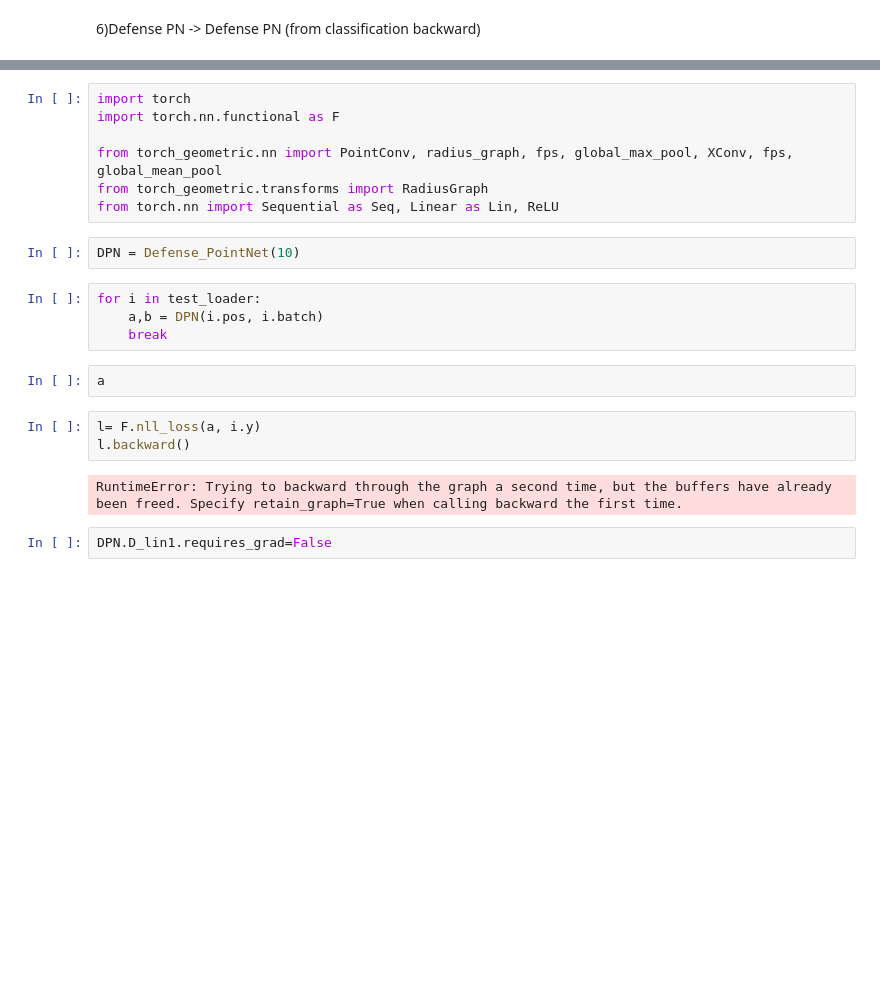
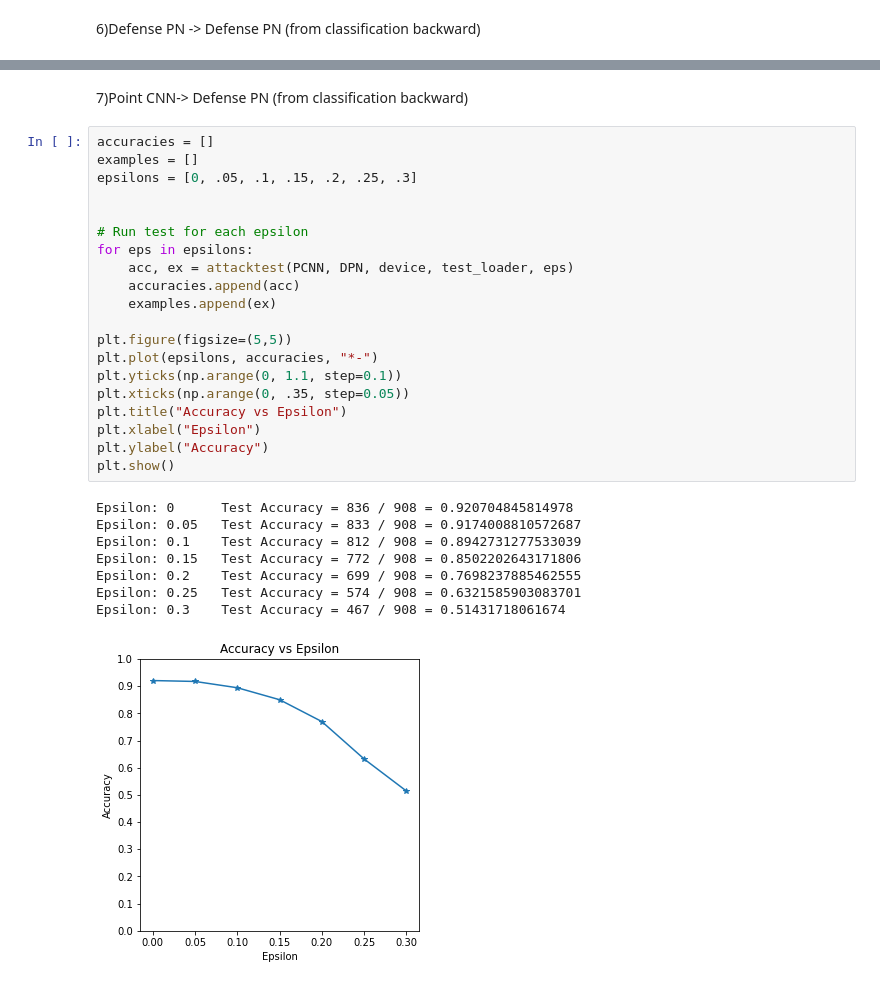
Before and after one commit to LSanghyeok/Term-Adversarial-on-point-cloud, a Jupyter notebook: Adversarial.ipynb, the cells around one changed output, grey strips where cells are left out. Drawn from its saved outputs; the diff is of its cells as text; blank space fills up the shorter version.

```diff
--- a/Adversarial.ipynb
+++ b/Adversarial.ipynb
@@ -247,22 +249,31 @@ Epsilon: 0.3    Test Accuracy = 300 / 908 = 0.3303964757709251
-# %%
-import torch
-import torch.nn.functional as F
-
-from torch_geometric.nn import PointConv, radius_graph, fps, global_max_pool, XConv, fps, global_mean_pool
-from torch_geometric.transforms import RadiusGraph
-from torch.nn import Sequential as Seq, Linear as Lin, ReLU
-# %%
-DPN = Defense_PointNet(10)
-# %%
-for i in test_loader:
-    a,b = DPN(i.pos, i.batch)
-    break
-# %%
-a
-# %%
-l= F.nll_loss(a, i.y)
-l.backward()
-# %% [output]
-RuntimeError: Trying to backward through the graph a second time, but the buffers have already been freed. Specify retain_graph=True when calling backward the first time.
-# %%
-DPN.D_lin1.requires_grad=False
+# %% [markdown]
+7)Point CNN-> Defense PN (from classification backward)
+# %%
+accuracies = []
+examples = []
+epsilons = [0, .05, .1, .15, .2, .25, .3]
+
+
+# Run test for each epsilon
+for eps in epsilons:
+    acc, ex = attacktest(PCNN, DPN, device, test_loader, eps)
+    accuracies.append(acc)
+    examples.append(ex)
+
+plt.figure(figsize=(5,5))
+plt.plot(epsilons, accuracies, "*-")
+plt.yticks(np.arange(0, 1.1, step=0.1))
+plt.xticks(np.arange(0, .35, step=0.05))
+plt.title("Accuracy vs Epsilon")
+plt.xlabel("Epsilon")
+plt.ylabel("Accuracy")
+plt.show()
+# %% [output]
+Epsilon: 0      Test Accuracy = 836 / 908 = 0.920704845814978
+Epsilon: 0.05   Test Accuracy = 833 / 908 = 0.9174008810572687
+Epsilon: 0.1    Test Accuracy = 812 / 908 = 0.8942731277533039
+Epsilon: 0.15   Test Accuracy = 772 / 908 = 0.8502202643171806
+Epsilon: 0.2    Test Accuracy = 699 / 908 = 0.7698237885462555
+Epsilon: 0.25   Test Accuracy = 574 / 908 = 0.6321585903083701
+Epsilon: 0.3    Test Accuracy = 467 / 908 = 0.51431718061674
+[figure, added]
```
Also changed, not shown: parts of 10 cells of this notebook, 2 other files.
